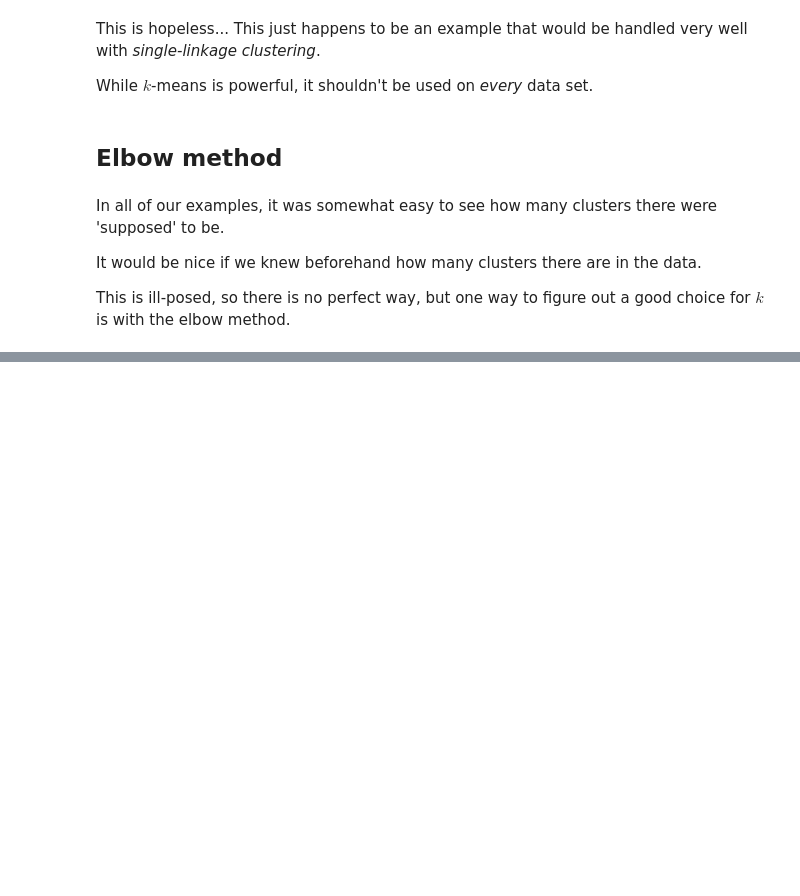
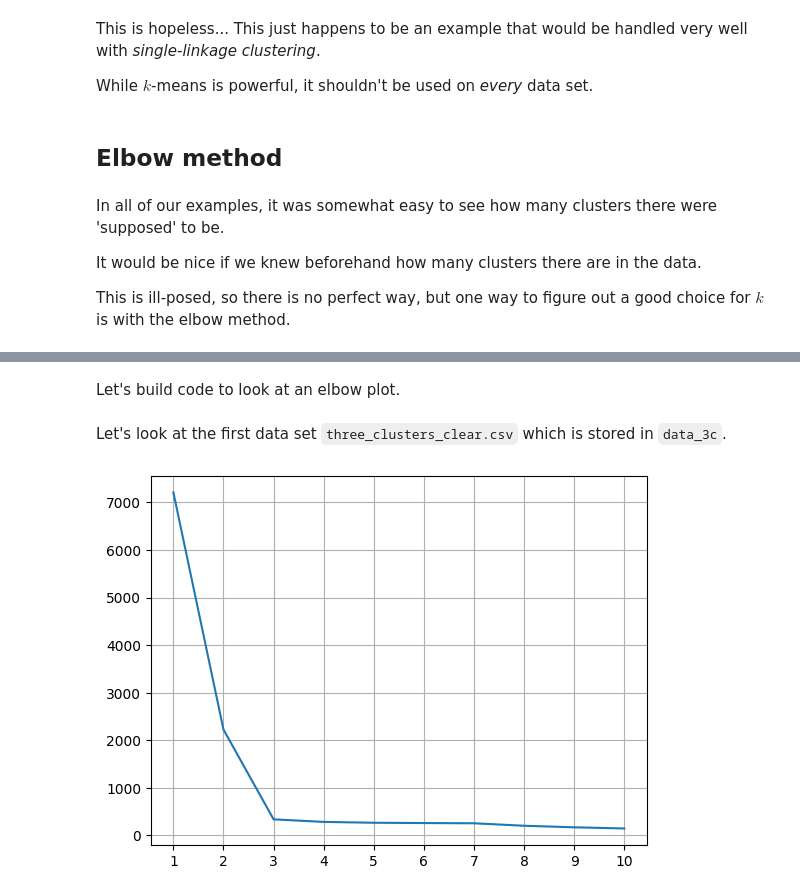
Before and after one commit to joshmaglione/CS4102-Jupyter, a Jupyter notebook: Week10.ipynb, the cells around one changed output, grey strips where cells are left out. Cells and saved outputs as stored; diff of their text form; code cells hidden in the pictures; blank space fills up the shorter version.

Commit message:
elbows

```diff
--- a/Week10.ipynb
+++ b/Week10.ipynb
@@ -193,0 +202,9 @@ where $C_i$ is the $i$th cluster and $c_i$ is the centroid associated with the $
+# %%
+def WCSS(data, kmeans):
+    from functools import reduce
+
+    ord_cents = map(lambda i: kmeans.cluster_centers_[i], kmeans.labels_)
+    tups = zip(data, ord_cents)
+    dist2 = lambda t: np.linalg.norm(t[0] - t[1])**2
+
+    return reduce(lambda x, y: x + dist2(y), tups, 0)
@@ -193,0 +217,20 @@ where $C_i$ is the $i$th cluster and $c_i$ is the centroid associated with the $
+# %% [markdown]
+Let's build code to look at an elbow plot.
+# %%
+def ElbowMethodPlot(data, N):
+    import matplotlib.pyplot as plt
+
+    KMEANS = [BasicKMeans(k, data) for k in range(1, N + 1)]
+    WCSS_vals = [WCSS(data, kmeans) for kmeans in KMEANS]
+
+    plt.figure(1)
+    plt.grid()
+    plt.plot(WCSS_vals)
+    plt.xticks(ticks=range(N), labels=range(1, N+1))
+    return plt
+# %% [markdown]
+Let's look at the first data set `three_clusters_clear.csv` which is stored in `data_3c`.
+# %%
+plot = ElbowMethodPlot(data_3c, 10)
+# %% [output]
+[figure, added]
```
Also changed, not shown: parts of 17 cells of this notebook.
